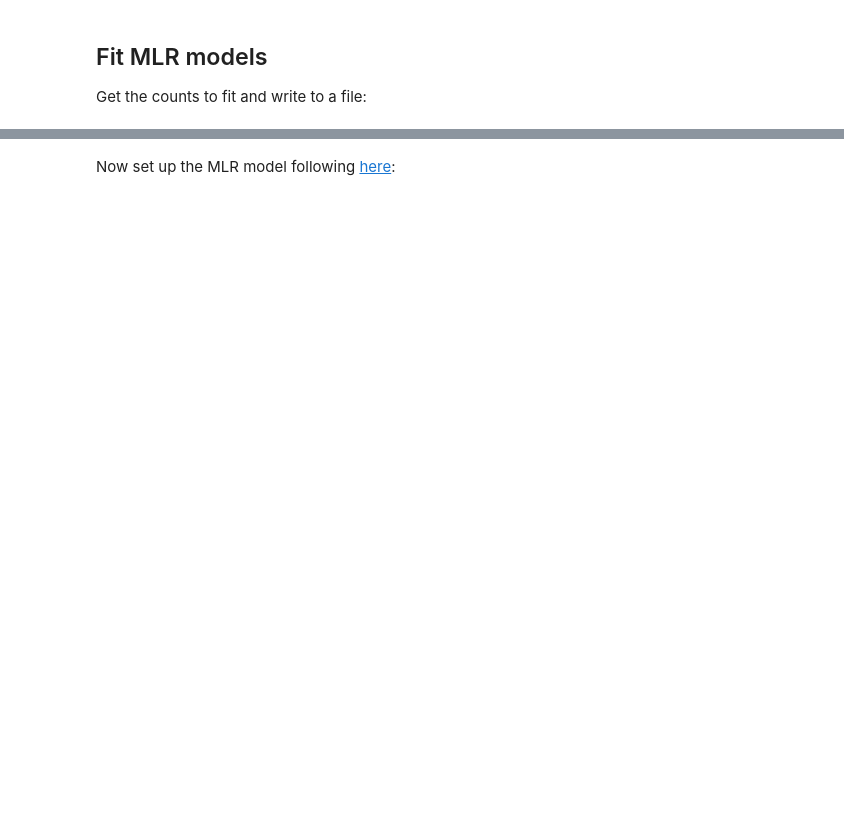
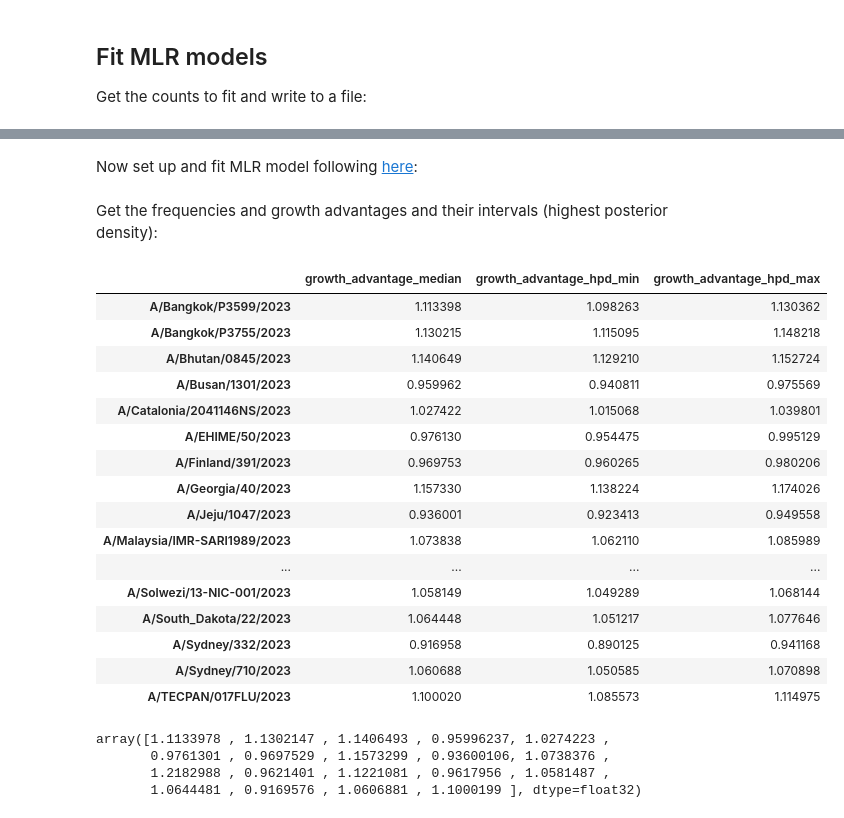
Before and after one commit to jbloomlab/flu_H3_2023_seqneut_vs_growth, a Jupyter notebook: notebooks/mlr.py.ipynb, the cells around one changed output, grey strips where cells are left out. Drawn from its saved outputs; the diff is of its cells as text; code cells hidden in the pictures; blank space fills up the shorter version.

```diff
--- a/notebooks/mlr.py.ipynb
+++ b/notebooks/mlr.py.ipynb
@@ -386,3 +405,3 @@ Writing the counts to fit to results/mlr/counts_to_fit_gisaid-ha1_1_2023-01-01-t
 # %% [markdown]
-Now set up the MLR model following [here](https://blab.github.io/evofr/notebooks/example_mlr.html):
+Now set up and fit MLR model following [here](https://blab.github.io/evofr/notebooks/example_mlr.html):
 # %%
@@ -395,0 +417,2 @@ posterior = inference_method.fit(mlr, variant_frequencies)
+# %% [markdown]
+Get the frequencies and growth advantages and their intervals (highest posterior density):
@@ -395,0 +484,48 @@ posterior = inference_method.fit(mlr, variant_frequencies)
+# %%
+gas = posterior.samples["ga"]
+assert gas.shape == (num_samples, len(strains_to_fit) - 1)
+
+gas_median = numpy.median(gas, axis=0)
+gas_hpd_min, gas_hpd_max = hpd_over_axis(gas, hpd_interval / 100, axis=0)
+
+assert gas_median.shape == gas_hpd_min.shape == gas_hpd_max.shape
+assert gas_median.shape == (len(strains_to_fit) - 1,)
+
+nonpivot_strains = [s for s in strains_to_fit if s != pivot_strain]
+assert len(nonpivot_strains) == len(strains_to_fit) - 1
+
+gas_df = pd.DataFrame(
+    {
+        "growth_advantage_median": list(gas_median) + [1],
+        "growth_advantage_hpd_min": list(gas_hpd_min) + [1],
+        "growth_advantage_hpd_max": list(gas_hpd_max) + [1],
+    },
+    index=nonpivot_strains + [pivot_strain],
+)
+
+gas_df
+# %% [output]
+|  | growth_advantage_median | growth_advantage_hpd_min | growth_advantage_hpd_max |
+| A/Bangkok/P3599/2023 | 1.113398 | 1.098263 | 1.130362 |
+| A/Bangkok/P3755/2023 | 1.130215 | 1.115095 | 1.148218 |
+| A/Bhutan/0845/2023 | 1.140649 | 1.129210 | 1.152724 |
+| A/Busan/1301/2023 | 0.959962 | 0.940811 | 0.975569 |
+| A/Catalonia/2041146NS/2023 | 1.027422 | 1.015068 | 1.039801 |
+| A/EHIME/50/2023 | 0.976130 | 0.954475 | 0.995129 |
+| A/Finland/391/2023 | 0.969753 | 0.960265 | 0.980206 |
+| A/Georgia/40/2023 | 1.157330 | 1.138224 | 1.174026 |
+| A/Jeju/1047/2023 | 0.936001 | 0.923413 | 0.949558 |
+| A/Malaysia/IMR-SARI1989/2023 | 1.073838 | 1.062110 | 1.085989 |
+| ... | ... | ... | ... |
+| A/Solwezi/13-NIC-001/2023 | 1.058149 | 1.049289 | 1.068144 |
+| A/South_Dakota/22/2023 | 1.064448 | 1.051217 | 1.077646 |
+| A/Sydney/332/2023 | 0.916958 | 0.890125 | 0.941168 |
+| A/Sydney/710/2023 | 1.060688 | 1.050585 | 1.070898 |
+| A/TECPAN/017FLU/2023 | 1.100020 | 1.085573 | 1.114975 |
+# %%
+gas_median
+# %% [output]
+array([1.1133978 , 1.1302147 , 1.1406493 , 0.95996237, 1.0274223 ,
+       0.9761301 , 0.9697529 , 1.1573299 , 0.93600106, 1.0738376 ,
+       1.2182988 , 0.9621401 , 1.1221081 , 0.9617956 , 1.0581487 ,
+       1.0644481 , 0.9169576 , 1.0606881 , 1.1000199 ], dtype=float32)
```
Also changed, not shown: parts of 16 cells of this notebook, 27 other files.
